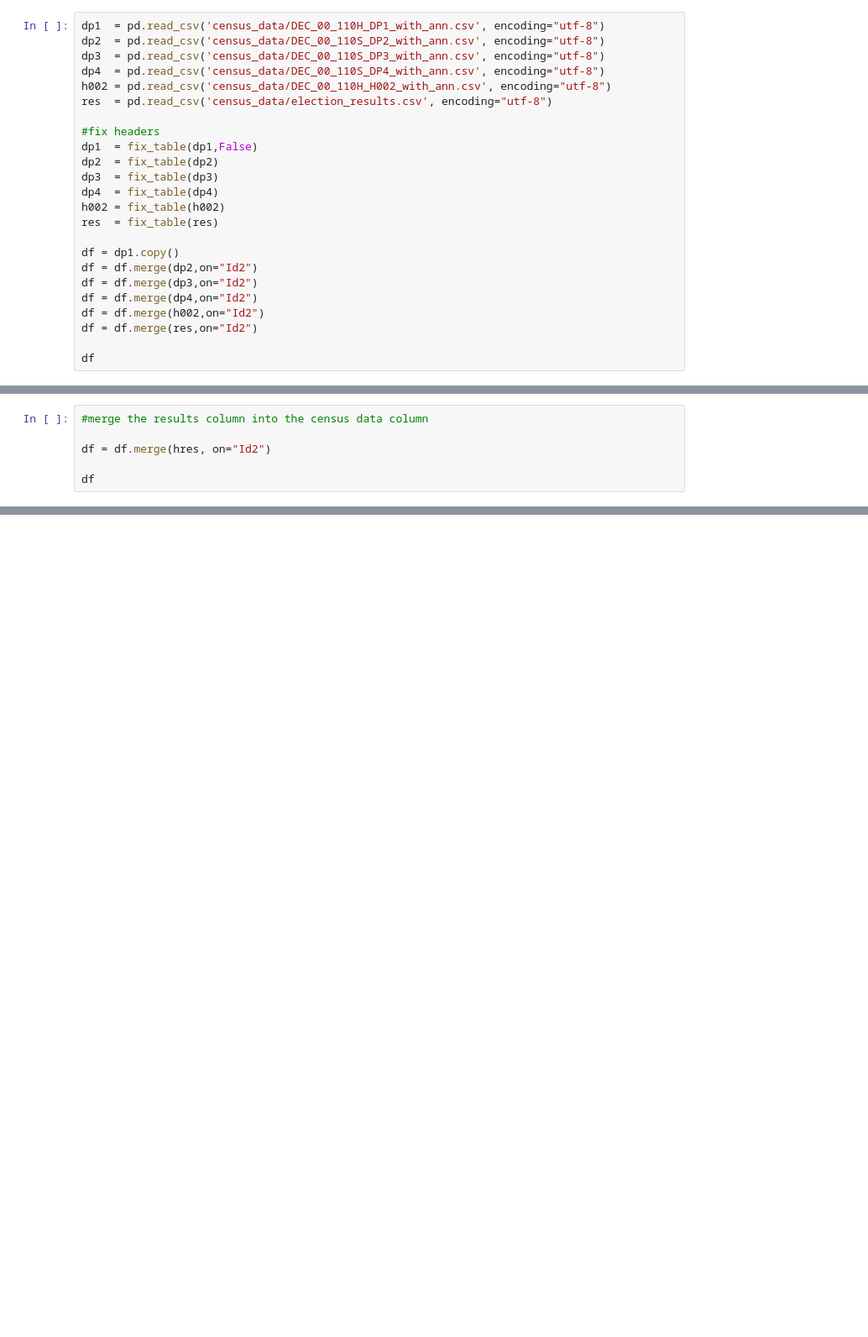
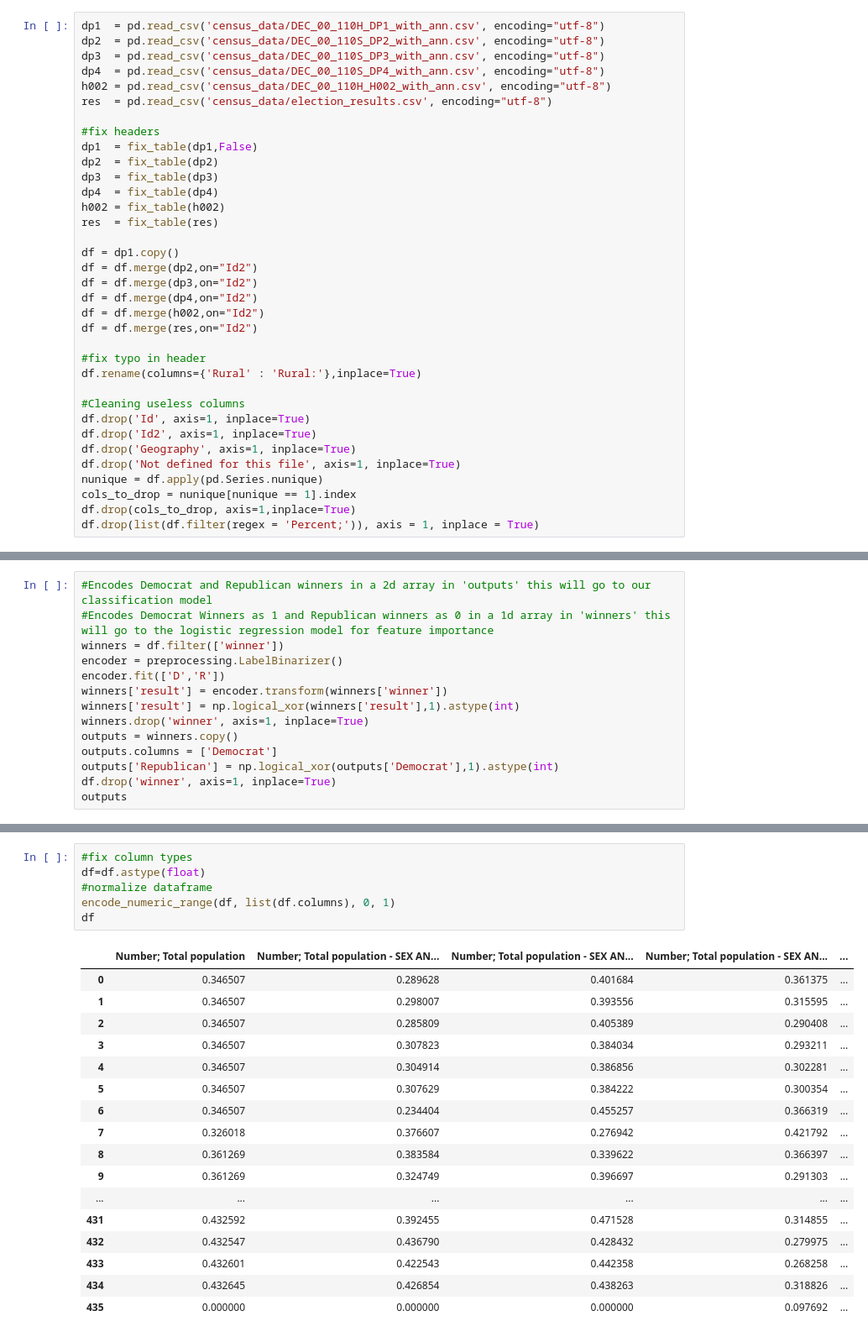
Before and after one commit to randallpl/Election_Predictor_CSC180, a Jupyter notebook: csc180fproj.ipynb, the cells around one changed output, grey strips where cells are left out. Shown at 84% size. Cells and saved outputs as stored; diff of their text form; blank space fills up the shorter version.

Commit message:
Did a lot more data preprocessing, initial fully connected model up with metrics.

```diff
--- a/csc180fproj.ipynb
+++ b/csc180fproj.ipynb
@@ -58,4 +90,15 @@ df = df.merge(dp4,on="Id2")
 df = df.merge(h002,on="Id2")
 df = df.merge(res,on="Id2")
 
-df
+#fix typo in header
+df.rename(columns={'Rural' : 'Rural:'},inplace=True)
+
+#Cleaning useless columns
+df.drop('Id', axis=1, inplace=True)
+df.drop('Id2', axis=1, inplace=True)
+df.drop('Geography', axis=1, inplace=True)
+df.drop('Not defined for this file', axis=1, inplace=True)
+nunique = df.apply(pd.Series.nunique)
+cols_to_drop = nunique[nunique == 1].index
+df.drop(cols_to_drop, axis=1,inplace=True)
+df.drop(list(df.filter(regex = 'Percent;')), axis = 1, inplace = True)
@@ -144,6 +148,0 @@ hres
-# %%
-#merge the results column into the census data column
-
-df = df.merge(hres, on="Id2")
-
-df
@@ -168,0 +170,14 @@ df
+# %%
+#Encodes Democrat and Republican winners in a 2d array in 'outputs' this will go to our classification model
+#Encodes Democrat Winners as 1 and Republican winners as 0 in a 1d array in 'winners' this will go to the logistic regression model for feature importance
+winners = df.filter(['winner'])
+encoder = preprocessing.LabelBinarizer()
+encoder.fit(['D','R'])
+winners['result'] = encoder.transform(winners['winner'])
+winners['result'] = np.logical_xor(winners['result'],1).astype(int)
+winners.drop('winner', axis=1, inplace=True)
+outputs = winners.copy()
+outputs.columns = ['Democrat']
+outputs['Republican'] = np.logical_xor(outputs['Democrat'],1).astype(int)
+df.drop('winner', axis=1, inplace=True)
+outputs
@@ -168,0 +208,24 @@ df
+# %%
+#fix column types
+df=df.astype(float)
+#normalize dataframe
+encode_numeric_range(df, list(df.columns), 0, 1)
+df
+# %% [output]
+|  | Number; Total population | Number; Total population - SEX AN... | Number; Total population - SEX AN... | Number; Total population - SEX AN... | ... |
+| 0 | 0.346507 | 0.289628 | 0.401684 | 0.361375 | ... |
+| 1 | 0.346507 | 0.298007 | 0.393556 | 0.315595 | ... |
+| 2 | 0.346507 | 0.285809 | 0.405389 | 0.290408 | ... |
+| 3 | 0.346507 | 0.307823 | 0.384034 | 0.293211 | ... |
+| 4 | 0.346507 | 0.304914 | 0.386856 | 0.302281 | ... |
+| 5 | 0.346507 | 0.307629 | 0.384222 | 0.300354 | ... |
+| 6 | 0.346507 | 0.234404 | 0.455257 | 0.366319 | ... |
+| 7 | 0.326018 | 0.376607 | 0.276942 | 0.421792 | ... |
+| 8 | 0.361269 | 0.383584 | 0.339622 | 0.366397 | ... |
+| 9 | 0.361269 | 0.324749 | 0.396697 | 0.291303 | ... |
+| ... | ... | ... | ... | ... | ... |
+| 431 | 0.432592 | 0.392455 | 0.471528 | 0.314855 | ... |
+| 432 | 0.432547 | 0.436790 | 0.428432 | 0.279975 | ... |
+| 433 | 0.432601 | 0.422543 | 0.442358 | 0.268258 | ... |
+| 434 | 0.432645 | 0.426854 | 0.438263 | 0.318826 | ... |
+| 435 | 0.000000 | 0.000000 | 0.000000 | 0.097692 | ... |
```
Also changed, not shown: parts of 17 cells of this notebook, 1 other file.
